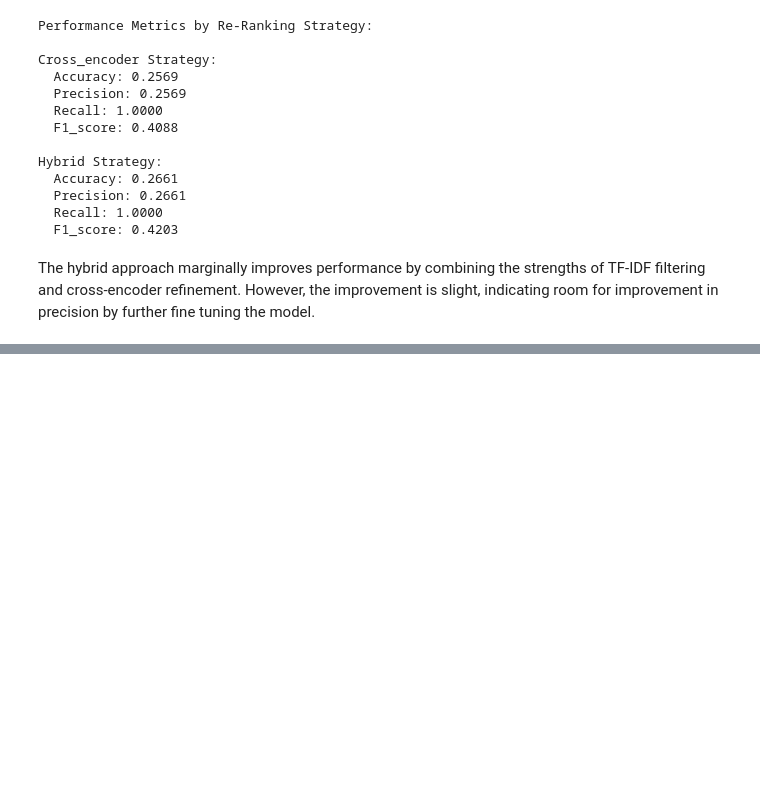
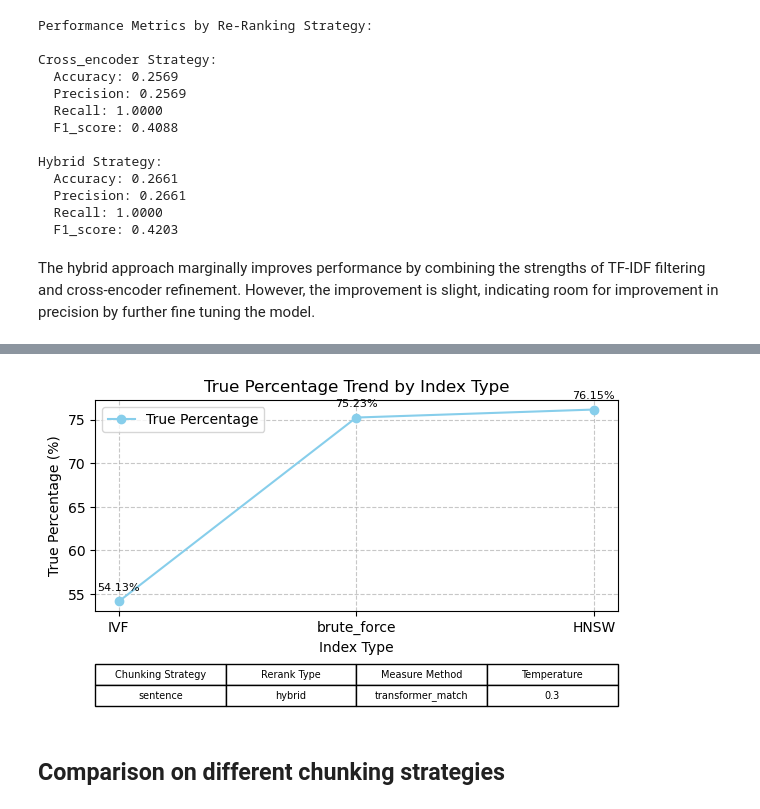
Before and after one commit to Scarlettlett/TextWave, a Jupyter notebook: textwave/notebooks/reranker_analysis.ipynb, the cells around one changed output, grey strips where cells are left out. Cells and saved outputs as stored; diff of their text form; code cells hidden in the pictures; blank space fills up the shorter version.

```diff
--- a/textwave/notebooks/reranker_analysis.ipynb
+++ b/textwave/notebooks/reranker_analysis.ipynb
@@ -417,0 +552,34 @@ The hybrid approach marginally improves performance by combining the strengths o
+# %%
+# Load the CSV file
+data = pd.read_csv(performance_data_path).head(3)
+
+# Plotting the trend line
+plt.figure(figsize=(6,4))
+plt.plot(data['index_type'], data['true_percentage'], marker='o', linestyle='-', color='skyblue', label='True Percentage')
+
+# Adding data labels for each point
+for x, y in zip(data['index_type'], data['true_percentage']):
+    plt.text(x, y + 1, f"{y:.2f}%", ha='center', va='bottom', fontsize=8)
+
+# Adding labels and title
+plt.xlabel('Index Type')
+plt.ylabel('True Percentage (%)')
+plt.title('True Percentage Trend by Index Type')
+plt.grid(visible=True, linestyle='--', alpha=0.7)
+
+# Creating a footnote table with parameters
+table_data = data[['chunking_strategy', 'rerank_type', 'measure_method', 'temperature']].drop_duplicates().values
+col_labels = ['Chunking Strategy', 'Rerank Type', 'Measure Method', 'Temperature']
+
+# Adding table as a footnote
+plt.table(cellText=table_data, colLabels=col_labels, loc='bottom', cellLoc='center', bbox=[0.0, -0.45, 1.0, 0.2])
+
+plt.tight_layout()
+
+# Display the plot
+plt.legend()
+plt.show()
+# %% [output]
+[figure, added]
+# %% [markdown]
+## Comparison on different chunking strategies
```
Also changed, not shown: parts of 35 cells of this notebook, 31 other files.
